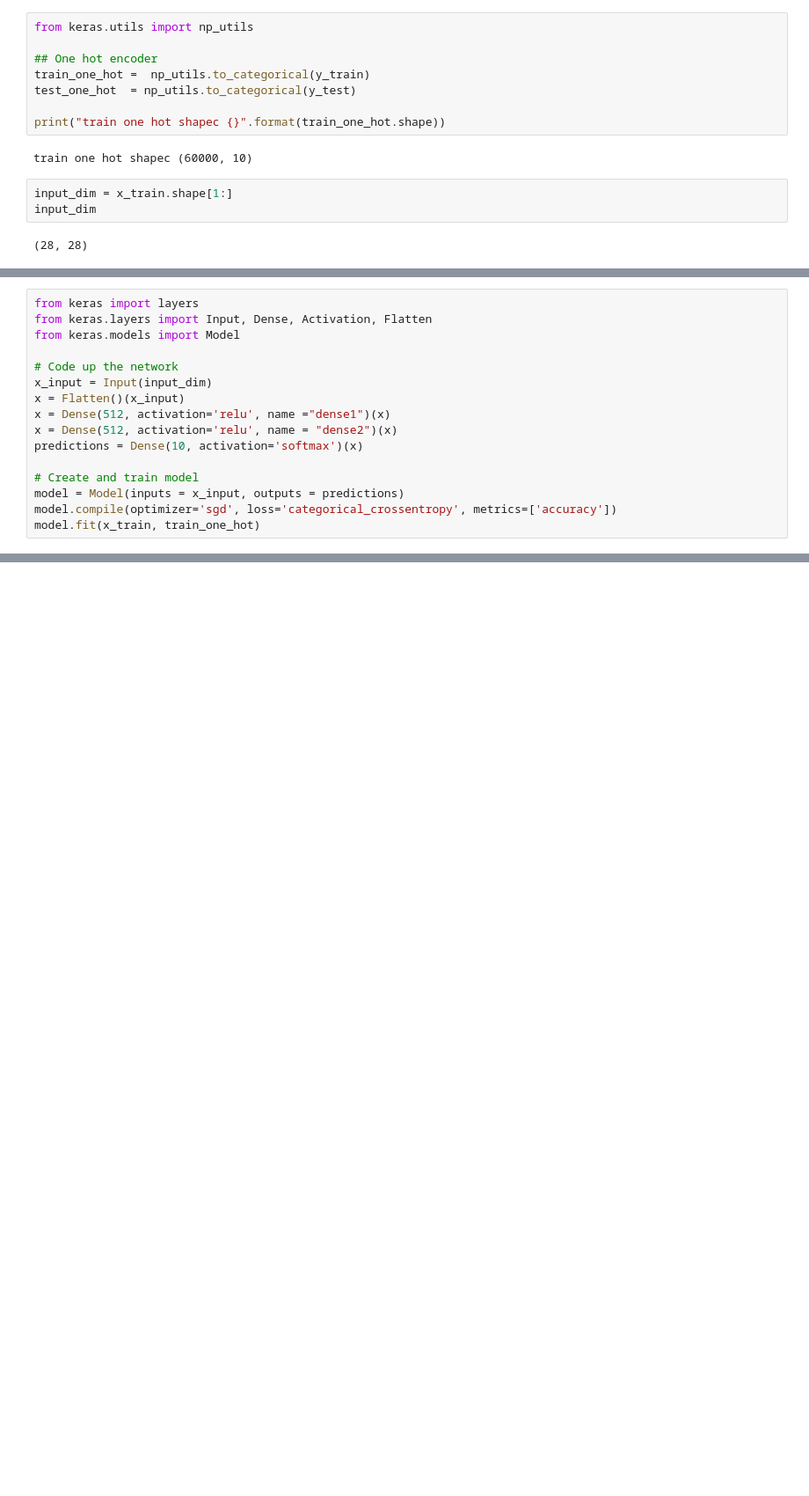
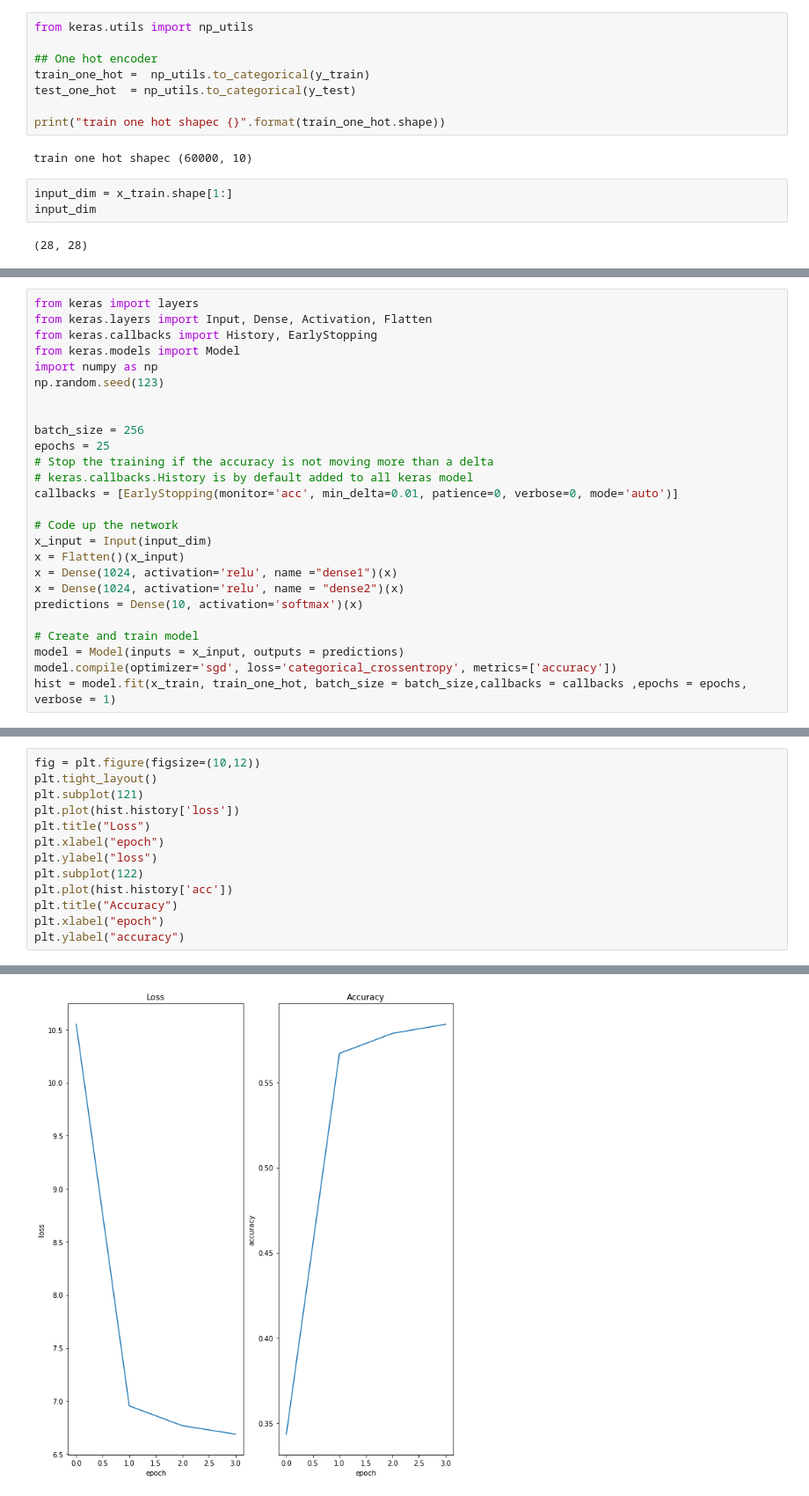
Before and after one commit to subramgo/DeepLearning, a Jupyter notebook: python/notebooks/Dropout.ipynb, the cells around one changed output, grey strips where cells are left out. Shown: that part at 88% size. Drawn from its saved outputs; the diff is of its cells as text; blank space fills up the shorter version.

Commit message:
dropout first model

```diff
--- a/python/notebooks/Dropout.ipynb
+++ b/python/notebooks/Dropout.ipynb
@@ -56,17 +62,27 @@ input_dim
 # %%
 from keras import layers
 from keras.layers import Input, Dense, Activation, Flatten
+from keras.callbacks import History, EarlyStopping
 from keras.models import Model
+import numpy as np
+np.random.seed(123)
+
+
+batch_size = 256
+epochs = 25
+# Stop the training if the accuracy is not moving more than a delta
+# keras.callbacks.History is by default added to all keras model
+callbacks = [EarlyStopping(monitor='acc', min_delta=0.01, patience=0, verbose=0, mode='auto')]
 
 # Code up the network
 x_input = Input(input_dim)
 x = Flatten()(x_input)
-x = Dense(512, activation='relu', name ="dense1")(x)
-x = Dense(512, activation='relu', name = "dense2")(x)
+x = Dense(1024, activation='relu', name ="dense1")(x)
+x = Dense(1024, activation='relu', name = "dense2")(x)
 predictions = Dense(10, activation='softmax')(x)
 
 # Create and train model
 model = Model(inputs = x_input, outputs = predictions)
 model.compile(optimizer='sgd', loss='categorical_crossentropy', metrics=['accuracy'])
-model.fit(x_train, train_one_hot)
+hist = model.fit(x_train, train_one_hot, batch_size = batch_size,callbacks = callbacks ,epochs = epochs, verbose = 1)
 # %% [output]
@@ -75,0 +101,14 @@ Epoch 1/1
+# %%
+fig = plt.figure(figsize=(10,12))
+plt.tight_layout()
+plt.subplot(121)
+plt.plot(hist.history['loss'])
+plt.title("Loss")
+plt.xlabel("epoch")
+plt.ylabel("loss")
+plt.subplot(122)
+plt.plot(hist.history['acc'])
+plt.title("Accuracy")
+plt.xlabel("epoch")
+plt.ylabel("accuracy")
+# %% [output]
@@ -75,0 +116 @@ Epoch 1/1
+[figure, added]
```
Also changed, not shown: parts of 6 cells of this notebook.
